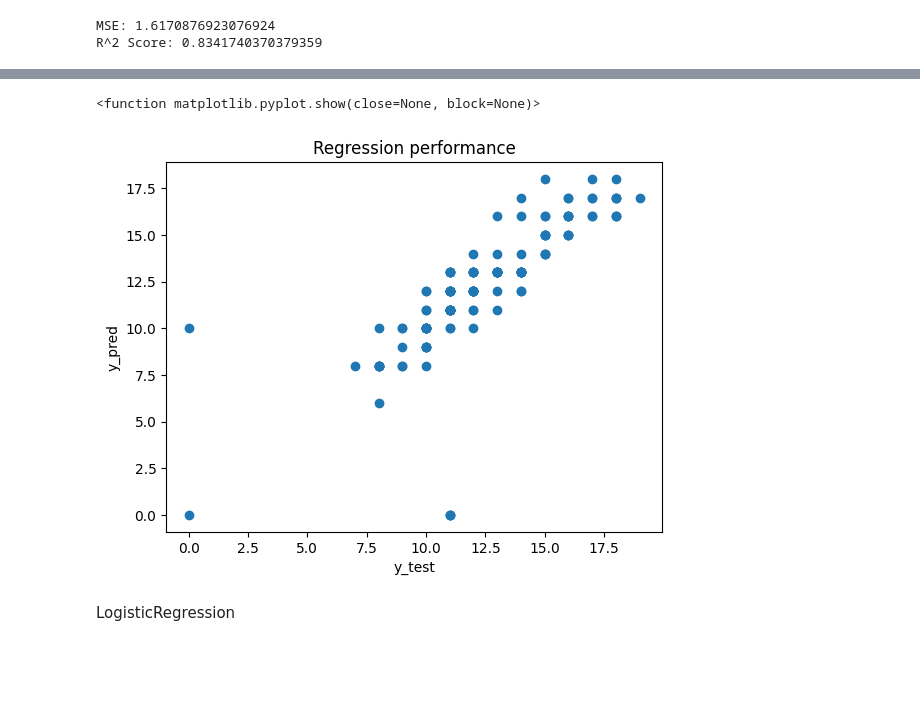
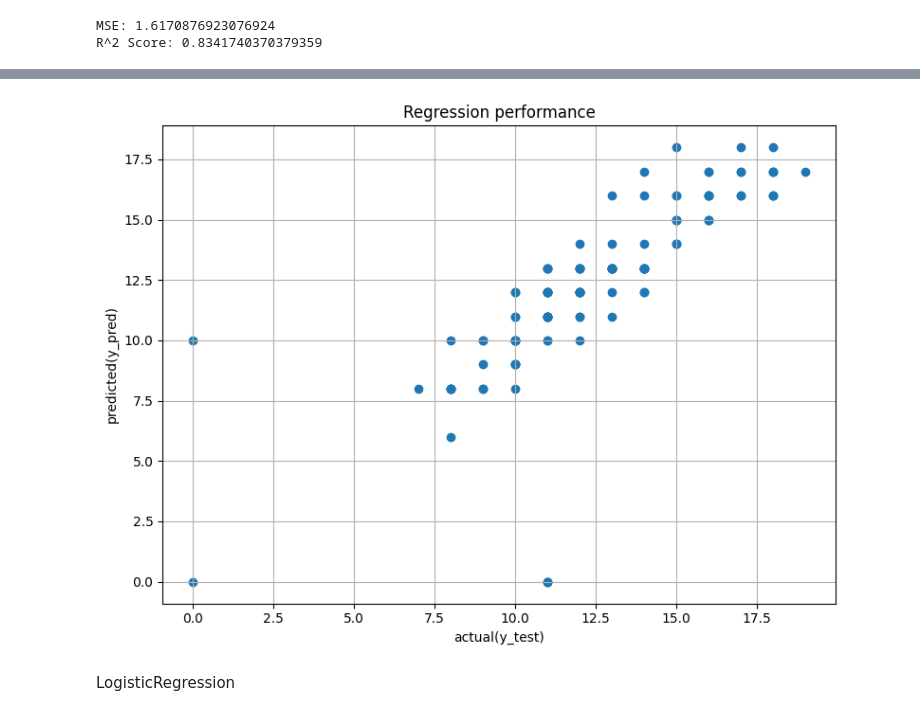
Before and after one commit to Seetharamanrs/Student_performance_analysis, a Jupyter notebook: Eda-analysis/student.ipynb, the cells around one changed output, grey strips where cells are left out. Drawn from its saved outputs; the diff is of its cells as text; code cells hidden in the pictures; blank space fills up the shorter version.

```diff
--- a/Eda-analysis/student.ipynb
+++ b/Eda-analysis/student.ipynb
@@ -211,12 +226,15 @@ R^2 Score: 0.8341740370379359
 # %%
+plt.figure(figsize=(8,6))
 plt.scatter(y_test,y_pred)
+# plt.plot([y_test.min(), y_test.max()], [y_test.min(), y_test.max()], 'r--')
 plt.title("Regression performance")
-plt.xlabel("y_test")
-plt.ylabel("y_pred")
-plt.show
+plt.xlabel("actual(y_test)")
+plt.ylabel("predicted(y_pred)")
+plt.grid("True")
+plt.tight_layout()
+plt.show()
 # %% [output]
-<function matplotlib.pyplot.show(close=None, block=None)>
-[figure, old version]
+[figure, new version]
 # %% [markdown]
 LogisticRegression
 # %%
```
Also changed, not shown: parts of 8 cells of this notebook.
